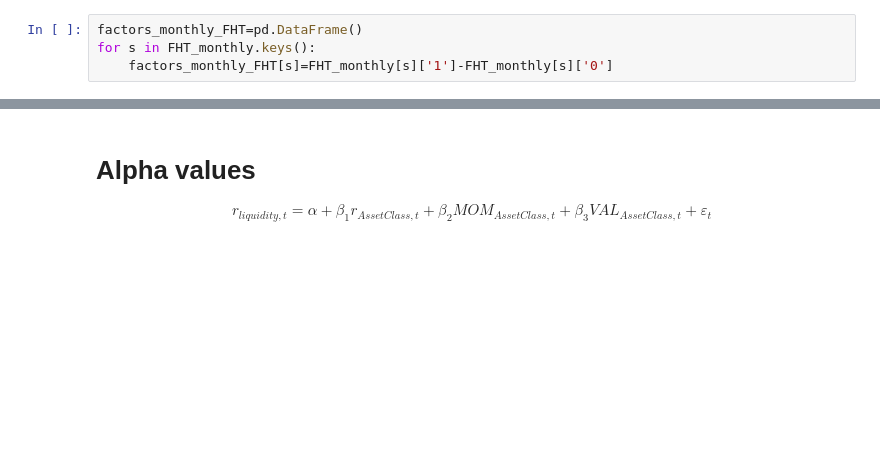
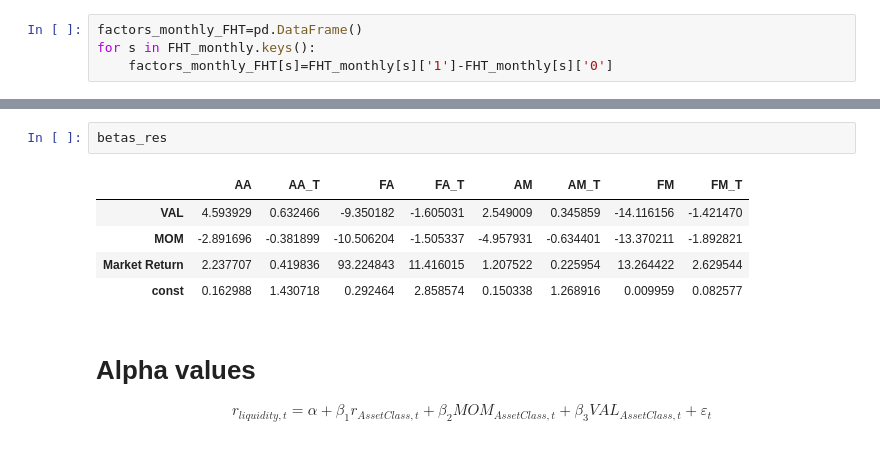
Before and after one commit to mrefermat/FinancePhD, a Jupyter notebook: LiquidityMomentum/Paper 2 - LiquidityFactor.ipynb, the cells around one changed output, grey strips where cells are left out. Drawn from its saved outputs; the diff is of its cells as text; blank space fills up the shorter version.

```diff
--- a/LiquidityMomentum/Paper 2 - LiquidityFactor.ipynb
+++ b/LiquidityMomentum/Paper 2 - LiquidityFactor.ipynb
@@ -223,6 +241,14 @@ final_res
 | Equities | -0.012194 | -0.074674 | 0.055616 | 0.419850 | 0.039624 | 0.234738 | 0.196749 | 1.293374 |
 | Fixed Income | 0.047579 | 0.879938 | 0.055512 | 1.635207 | 0.035341 | 0.636916 | -0.015800 | -0.346752 |
 | Metals | -0.124955 | -0.504142 | -0.250844 | -0.875566 | -0.146062 | -0.578791 | -0.004883 | -0.018995 |
+# %%
+betas_res
+# %% [output]
+|  | AA | AA_T | FA | FA_T | AM | AM_T | FM | FM_T |
+| VAL | 4.593929 | 0.632466 | -9.350182 | -1.605031 | 2.549009 | 0.345859 | -14.116156 | -1.421470 |
+| MOM | -2.891696 | -0.381899 | -10.506204 | -1.505337 | -4.957931 | -0.634401 | -13.370211 | -1.892821 |
+| Market Return | 2.237707 | 0.419836 | 93.224843 | 11.416015 | 1.207522 | 0.225954 | 13.264422 | 2.629544 |
+| const | 0.162988 | 1.430718 | 0.292464 | 2.858574 | 0.150338 | 1.268916 | 0.009959 | 0.082577 |
 # %% [markdown]
 # Alpha values
 
```
Also changed, not shown: parts of 16 cells of this notebook, 1 other file.
